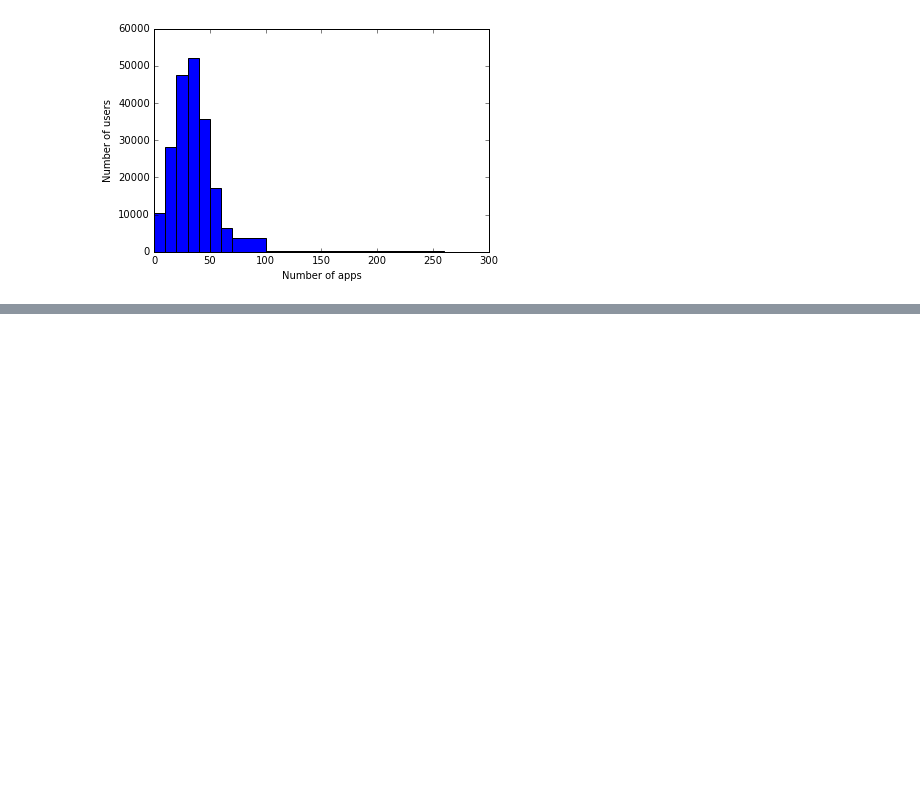
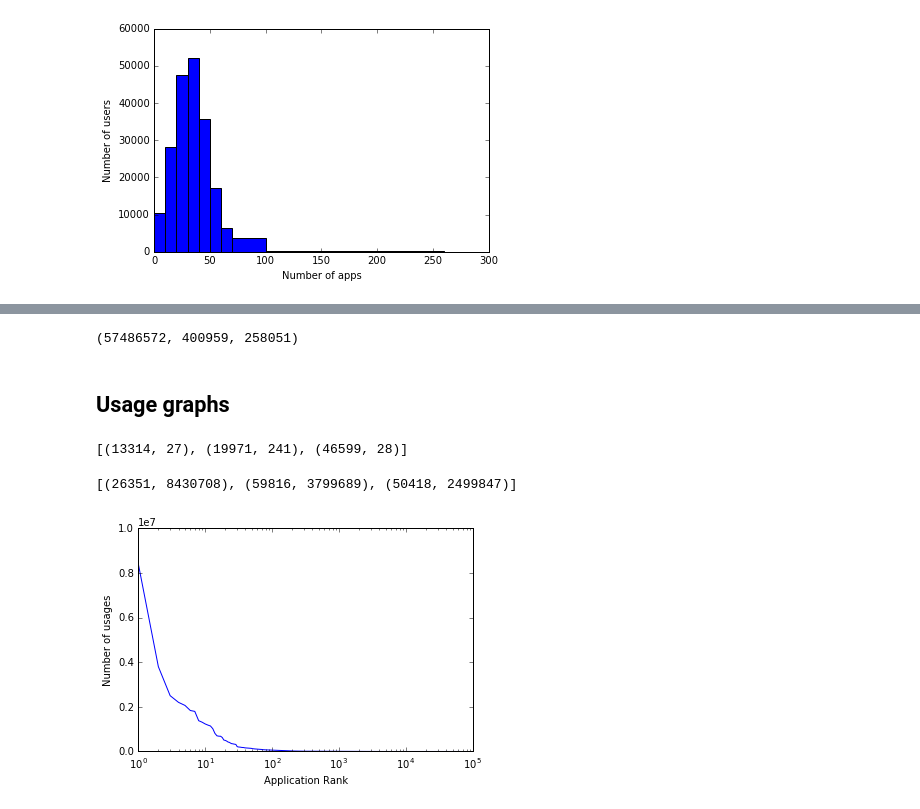
Before and after one commit to rubattino/apprecsys, a Jupyter notebook: notebooks/Dataset Statistics-Merged.ipynb, the cells around one changed output, grey strips where cells are left out. Cells and saved outputs as stored; diff of their text form; code cells hidden in the pictures; blank space fills up the shorter version.

```diff
--- a/notebooks/Dataset Statistics-Merged.ipynb
+++ b/notebooks/Dataset Statistics-Merged.ipynb
@@ -423,0 +403,28 @@ outp.close()
+# %%
+import os
+execfile("../script/utils.py")
+eventsPath = os.environ["YAHOO_DATA"]
+splitedRdd = sc.textFile(eventsPath + "/splitedDataMergedCatFiltered")
+splitedRdd = splitedRdd.map(parseContextData2MergedFiltered)
+splitedRdd.first()
+# %%
+#number of events:
+def reduce_helper((a,b,c),(x,y,z)):
+    return a+x,b+y,c+z
+numberPerUser = splitedRdd.map(lambda x : (len(x[1][0])+len(x[1][1]), len(x[1][2]),len(x[1][3])))
+numberPerUser.reduce(reduce_helper)
+# %% [output]
+(57486572, 400959, 258051)
+# %% [markdown]
+## Usage graphs
+# %%
+appvsruntime = splitedRdd.flatMap(lambda x: (x[1][0] + x[1][1])).map(lambda x : (x.itemId, 1)).reduceByKey(lambda x,y : x + y)
+appvsruntime = appvsruntime.sortBy(lambda x: x[1], ascending=False)
+appvsruntime.take(3)
+# %% [output]
+[(13314, 27), (19971, 241), (46599, 28)]
+# %%
+appvsruntime = appvsruntime.sortBy(lambda x: x[1], ascending=False)
+appvsruntime.take(3)
+# %% [output]
+[(26351, 8430708), (59816, 3799689), (50418, 2499847)]
@@ -423,0 +448,17 @@ outp.close()
+# %%
+import matplotlib.pyplot as plt
+import time
+import os
+%matplotlib inline
+data= appvsruntime.map(lambda x : x[1]).collect()
+plt.semilogx([data[0]] + data)
+plt.ylabel('Number of usages')
+plt.xlabel('Application Rank')
+plt.axis([0,1e5,0 , 1e7])
+figure_dir = eventsPath + "/figures/"
+if not os.path.exists(figure_dir):
+    os.makedirs(figure_dir)
+plt.savefig(figure_dir + "numofusagevsapp_logscale" + str(int(time.time())) + "filtered.png",dpi=200)
+plt.show()
+# %% [output]
+[figure, added]
```
Also changed, not shown: parts of 17 cells of this notebook.
